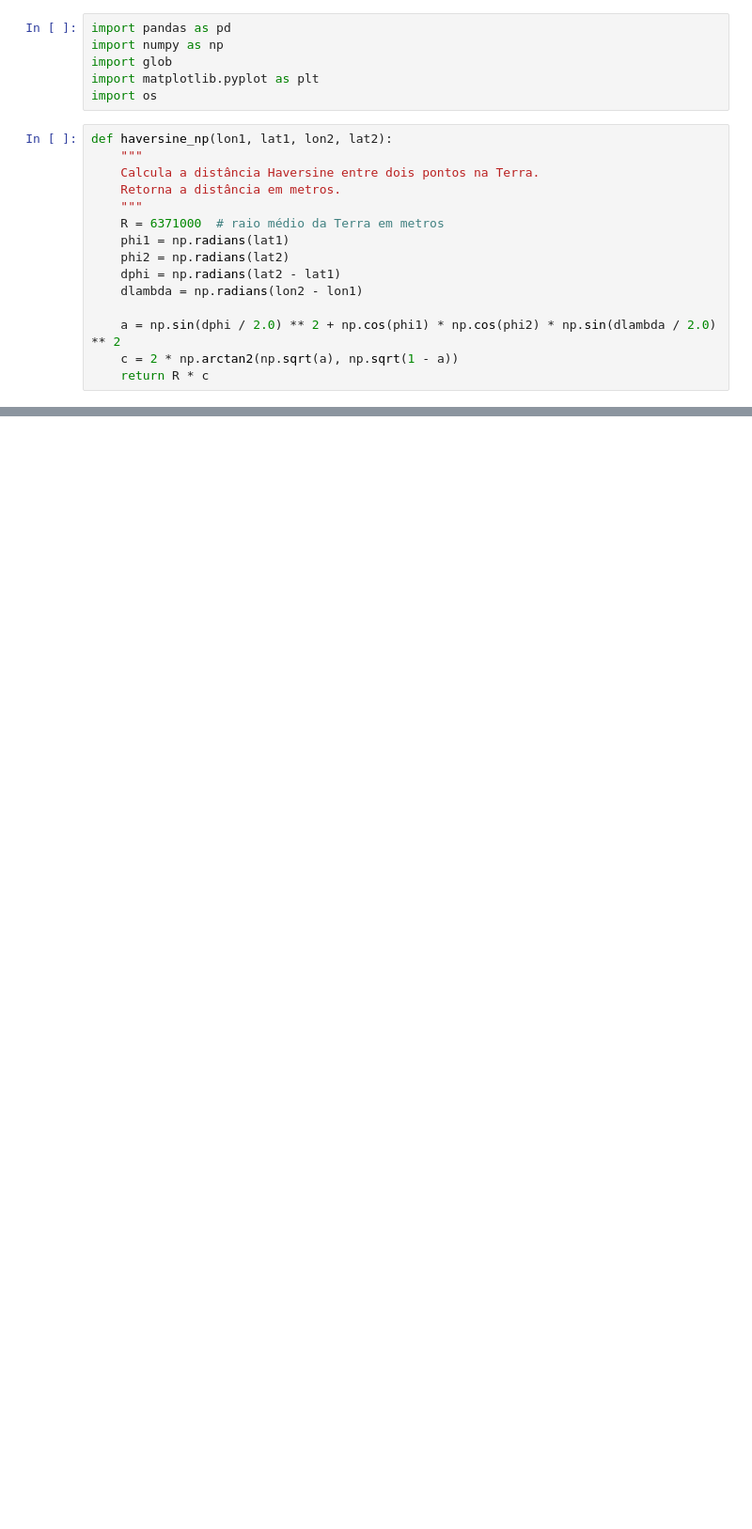
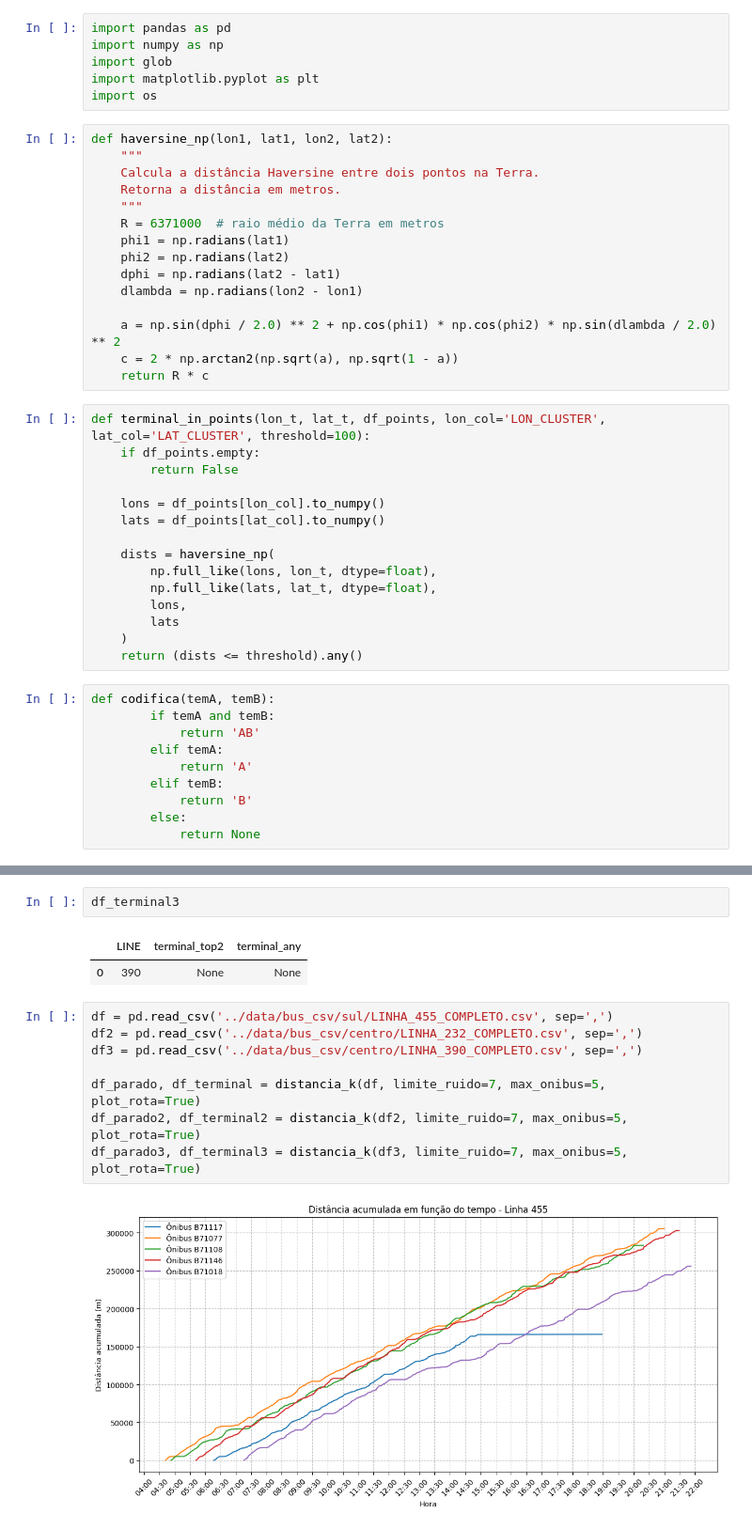
Before and after one commit to renatoAlves11/mobilidade_urbana, a Jupyter notebook: data_processing/distanceG.ipynb, the cells around one changed output, grey strips where cells are left out. Shown at 94% size. Cells and saved outputs as stored; diff of their text form; blank space fills up the shorter version.

Commit message:
Esqueci de adicionar
Coloquei as comparações dos pontos parados com os reais terminais no distanceG pra já aproveitar a logica que tinha

```diff
--- a/data_processing/distanceG.ipynb
+++ b/data_processing/distanceG.ipynb
@@ -19,5 +19,30 @@ def haversine_np(lon1, lat1, lon2, lat2):
     a = np.sin(dphi / 2.0) ** 2 + np.cos(phi1) * np.cos(phi2) * np.sin(dlambda / 2.0) ** 2
     c = 2 * np.arctan2(np.sqrt(a), np.sqrt(1 - a))
     return R * c
+# %%
+def terminal_in_points(lon_t, lat_t, df_points, lon_col='LON_CLUSTER', lat_col='LAT_CLUSTER', threshold=100):
+    if df_points.empty:
+        return False
+
+    lons = df_points[lon_col].to_numpy()
+    lats = df_points[lat_col].to_numpy()
+
+    dists = haversine_np(
+        np.full_like(lons, lon_t, dtype=float),
+        np.full_like(lats, lat_t, dtype=float),
+        lons,
+        lats
+    )
+    return (dists <= threshold).any()
+# %%
+def codifica(temA, temB):
+        if temA and temB:
+            return 'AB'
+        elif temA:
+            return 'A'
+        elif temB:
+            return 'B'
+        else:
+            return None
 # %%
 def distancia_k(df, limite_ruido=7, max_onibus=5, min_registros=1000, plot_rota=True):
@@ -166,0 +387,15 @@ if __name__ == "__main__":
+# %%
+df_terminal3
+# %% [output]
+|  | LINE | terminal_top2 | terminal_any |
+| 0 | 390 | None | None |
+# %%
+df = pd.read_csv('../data/bus_csv/sul/LINHA_455_COMPLETO.csv', sep=',')
+df2 = pd.read_csv('../data/bus_csv/centro/LINHA_232_COMPLETO.csv', sep=',')
+df3 = pd.read_csv('../data/bus_csv/centro/LINHA_390_COMPLETO.csv', sep=',')
+
+df_parado, df_terminal = distancia_k(df, limite_ruido=7, max_onibus=5, plot_rota=True)
+df_parado2, df_terminal2 = distancia_k(df2, limite_ruido=7, max_onibus=5, plot_rota=True)
+df_parado3, df_terminal3 = distancia_k(df3, limite_ruido=7, max_onibus=5, plot_rota=True)
+# %% [output]
+[figure, added]
```
Also changed, not shown: parts of 7 cells of this notebook.
